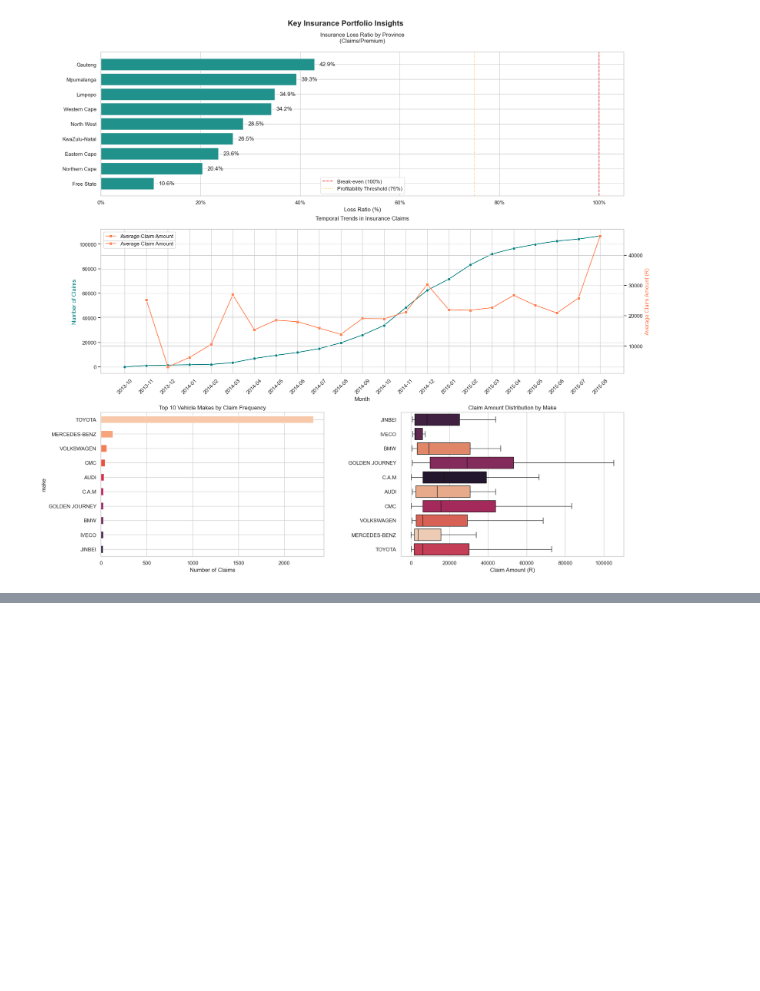
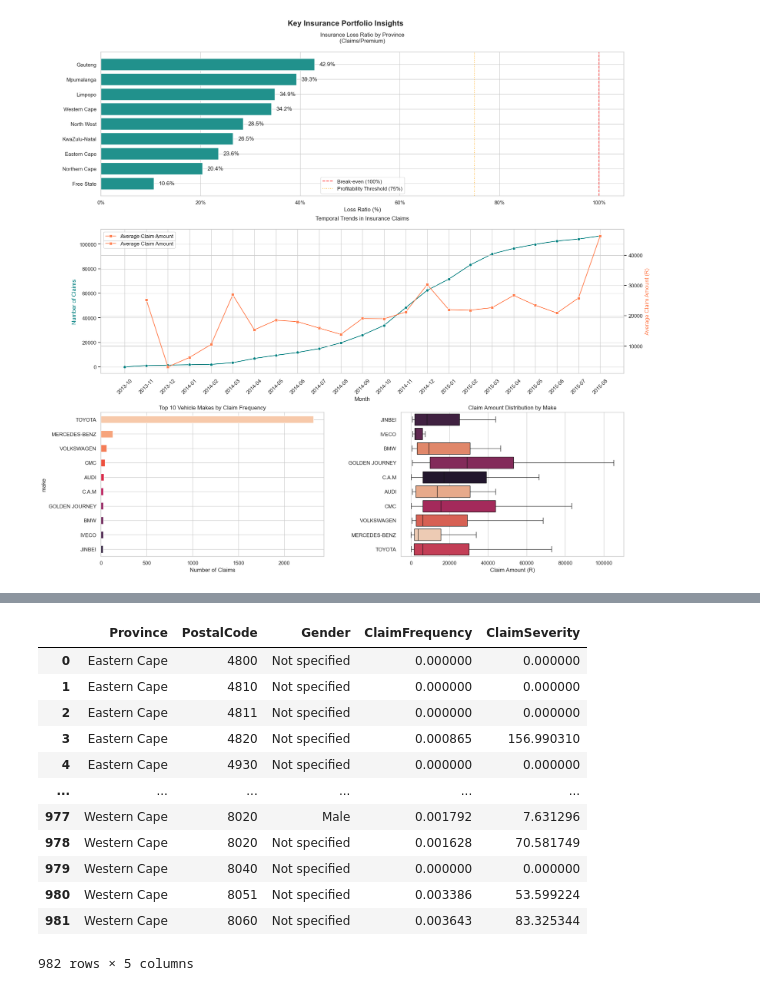
Before and after one commit to worashf/car-insurance-claim-risk-modeling, a Jupyter notebook: notebooks/03_car_insurance_eda.ipynb, the cells around one changed output, grey strips where cells are left out. Cells and saved outputs as stored; diff of their text form; code cells hidden in the pictures; blank space fills up the shorter version.

```diff
--- a/notebooks/03_car_insurance_eda.ipynb
+++ b/notebooks/03_car_insurance_eda.ipynb
@@ -99,0 +119,24 @@ INFO:matplotlib.category:Using categorical units to plot a list of strings that
+# %%
+# Calculate metrics
+clean_data['HasClaim'] = clean_data['TotalClaims'] > 0
+
+metrics = clean_data.groupby(['Province','PostalCode', 'Gender']).agg(
+    ClaimFrequency=('HasClaim', 'mean'),
+    ClaimSeverity=('TotalClaims', 'mean'),
+
+).reset_index()
+metrics
+# %% [output]
+|  | Province | PostalCode | Gender | ClaimFrequency | ClaimSeverity |
+| 0 | Eastern Cape | 4800 | Not specified | 0.000000 | 0.000000 |
+| 1 | Eastern Cape | 4810 | Not specified | 0.000000 | 0.000000 |
+| 2 | Eastern Cape | 4811 | Not specified | 0.000000 | 0.000000 |
+| 3 | Eastern Cape | 4820 | Not specified | 0.000865 | 156.990310 |
+| 4 | Eastern Cape | 4930 | Not specified | 0.000000 | 0.000000 |
+| ... | ... | ... | ... | ... | ... |
+| 977 | Western Cape | 8020 | Male | 0.001792 | 7.631296 |
+| 978 | Western Cape | 8020 | Not specified | 0.001628 | 70.581749 |
+| 979 | Western Cape | 8040 | Not specified | 0.000000 | 0.000000 |
+| 980 | Western Cape | 8051 | Not specified | 0.003386 | 53.599224 |
+| 981 | Western Cape | 8060 | Not specified | 0.003643 | 83.325344 |
+982 rows × 5 columns
```
Also changed, not shown: parts of 3 cells of this notebook, 1 other file.
